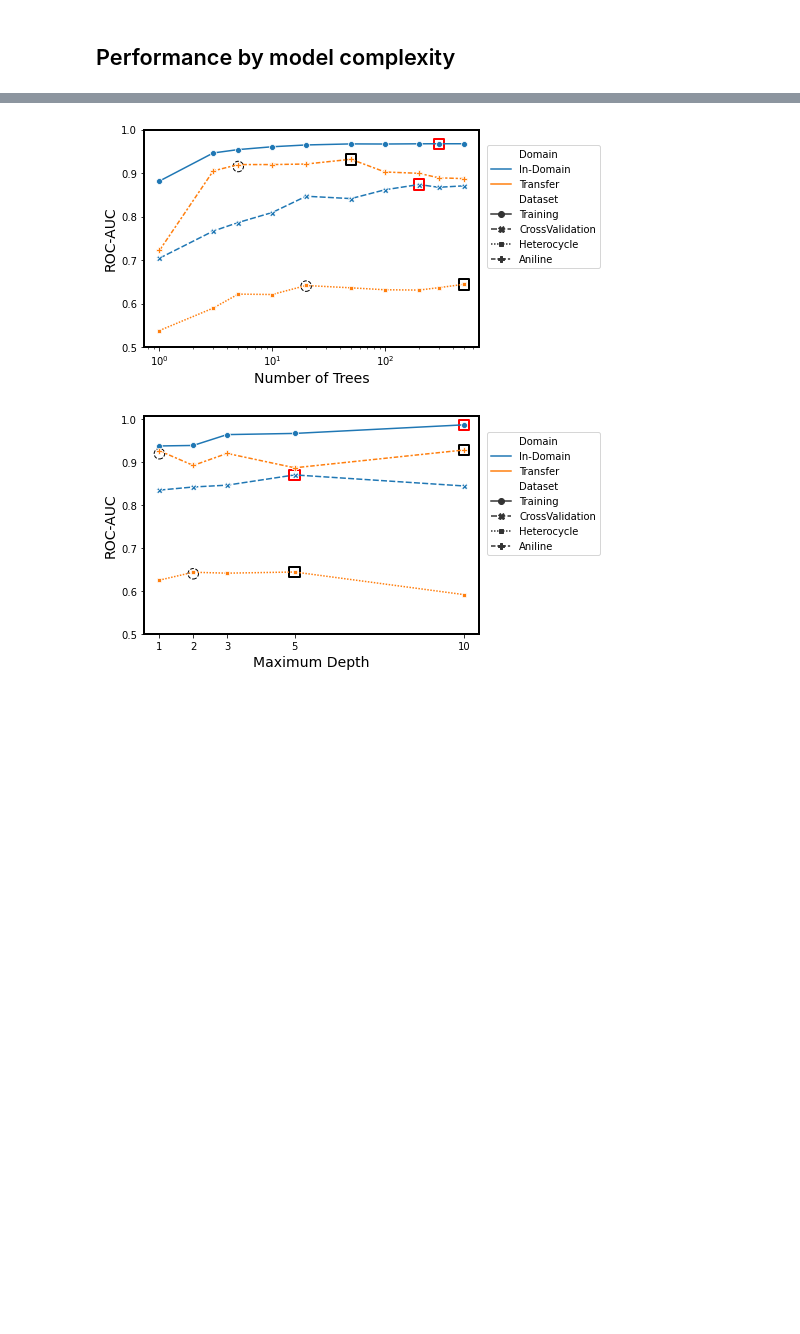
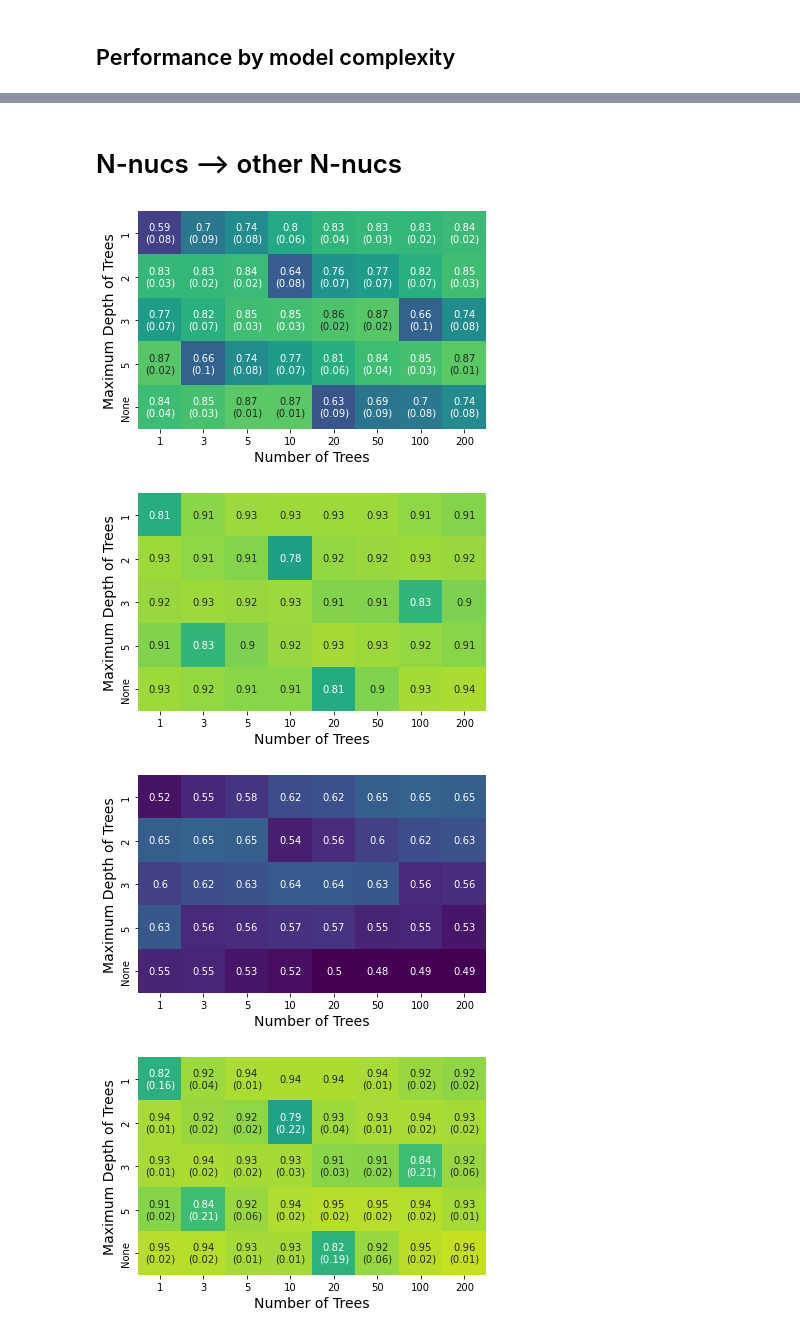
Before and after one commit to ZimmermanGroup/ActiveTransfer, a Jupyter notebook: model_complexity_and_transfer_performance.ipynb, the cells around one changed output, grey strips where cells are left out. Drawn from its saved outputs; the diff is of its cells as text; code cells hidden in the pictures; blank space fills up the shorter version.

```diff
--- a/model_complexity_and_transfer_performance.ipynb
+++ b/model_complexity_and_transfer_performance.ipynb
@@ -401,3 +190,0 @@ CV_dict_list = joblib.load("./array_joblibs/CV_dict_list.joblib")
-# %%
-depth_list = [1,2,3,5,None]
-num_tree_list = [1,3,5,10,20,50,100,200,300,500]
@@ -617,8 +190,0 @@ trees_max_coords = get_max_points(
-# %%
-plot_roc_by_domain(amide_depth_dict_to_plot, depth_max_coords,
-                   [[5,20],[0.915,0.64]], "Number of Trees", True, "A")
-plot_roc_by_domain(amide_tree_dict_to_plot, trees_max_coords,
-                   [[1,2],[0.92,0.64]], "Maximum Depth",  False, "B")
-# %% [output]
-[figure, removed]
-[figure, removed]
@@ -624,0 +380,37 @@ plot_roc_by_domain(amide_tree_dict_to_plot, trees_max_coords,
+# %% [markdown]
+# N-nucs --> other N-nucs
+# %%
+depth_list = [1,2,3,5,None]
+num_tree_list = [1,3,5,10,20,50,100,200]
+amide_CV_dict_list = []
+
+# Roughly takes 6min
+for i in tqdm(range(25)):
+    if i==0 : cv_result_dict=None
+    else : cv_result_dict = amide_CV_dict_list
+    amide_CV_dict_list = screen_depth_and_num_trees(
+                        source_desc_dict["amides"],
+                        source_y_dict["amides"],
+                        [target_desc_dict[x] for x in ["heterocycles", "alkyl amines", "anilines"]],
+                        [target_y_dict[x] for x in ["heterocycles", "alkyl amines", "anilines"]],
+                        depth_list, num_tree_list, random_state=42+i,
+                        cv_result_dict=cv_result_dict
+                    )
+# %%
+_, amide_CV_score_array,\
+amide_het_score_array, amide_alkyl_score_array, amide_anil_score_array = prep_heatmap_friendly_arrays(
+                                amide_CV_dict_list, depth_list, num_tree_list, 25
+                        )
+prep_heatmap(amide_CV_score_array, depth_list, num_tree_list,
+             "FigS4", "amides", "CV", True) #Figure S4
+prep_heatmap(amide_anil_score_array, depth_list, num_tree_list,
+             "Fig4B", "amides", "aniline", False) #Figure 4B
+prep_heatmap(amide_het_score_array, depth_list, num_tree_list,
+             "Fig4C", "amides", "heterocycle", False) #Figure 4C
+prep_heatmap(amide_alkyl_score_array, depth_list, num_tree_list,
+             "FigS7", "amides", "alkyl", True) #Figure S7
+# %% [output]
+[figure, added]
+[figure, added]
+[figure, added]
+[figure, added]
```
Also changed, not shown: parts of 48 cells of this notebook, 26 other files.
